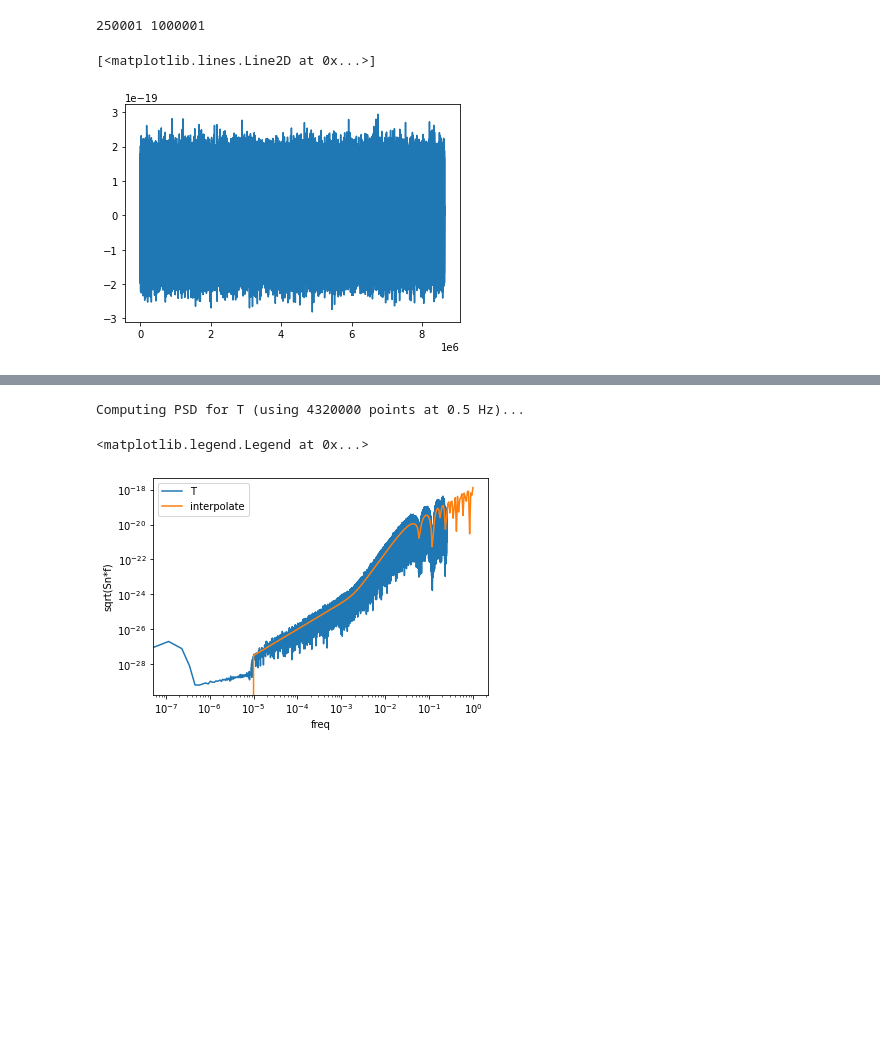
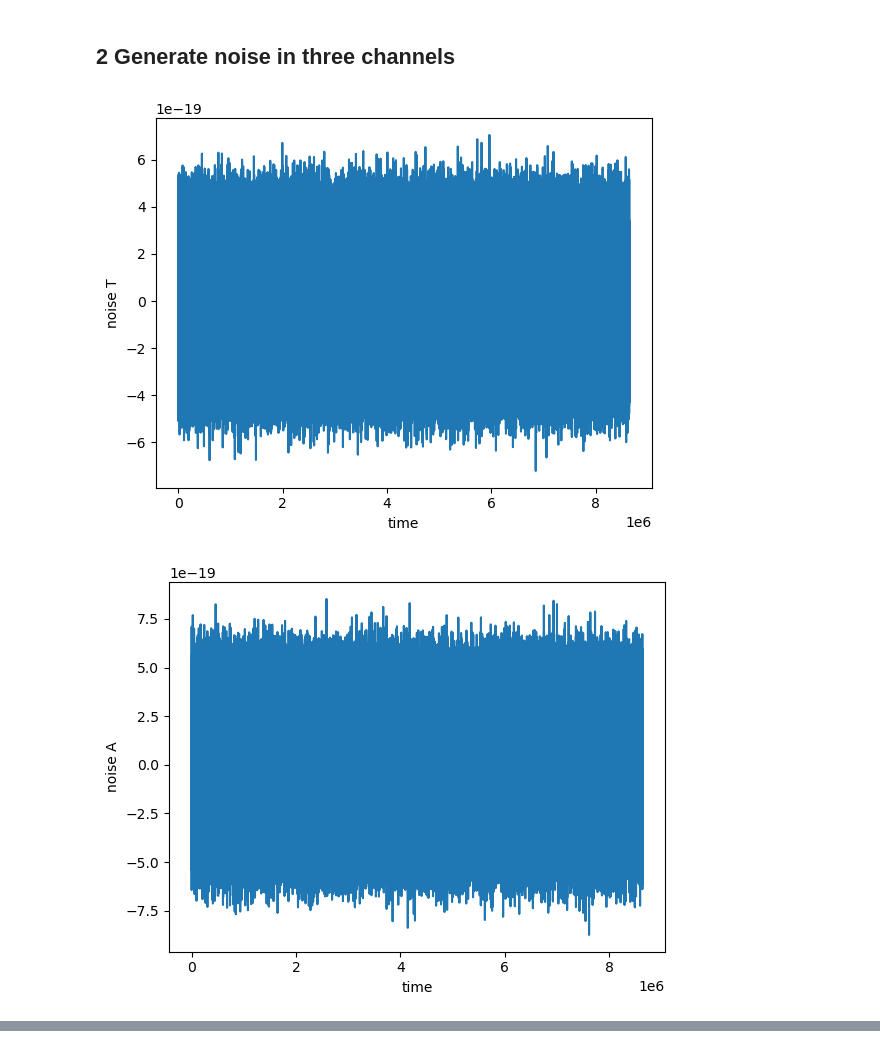
Before and after one commit to renjiewang888/LitePIG, a Jupyter notebook: noise/test_TDInoise.ipynb, the cells around one changed output, grey strips where cells are left out. Saved outputs shown, nothing was run; the diff lists cells and outputs as text; code cells hidden in the pictures; blank space fills up the shorter version.

```diff
--- a/noise/test_TDInoise.ipynb
+++ b/noise/test_TDInoise.ipynb
@@ -45,11 +190,27 @@ plt.legend()
+# %% [markdown]
+## 2 Generate noise in three channels
 # %%
-### Generate 1 year of noise
+### Generate 100days of noise
 Tobs=3600*24*100
-del_t= 2
+del_t= 1
 tsamples = int(Tobs / del_t)
 noiseT = noise.noise_from_psd(tsamples, del_t, psdT)
+noiseA = noise.noise_from_psd(tsamples, del_t, psdAE)
+noiseE = noise.noise_from_psd(tsamples, del_t, psdAE)
 plt.plot(noiseT.sample_times, noiseT)
+plt.xlabel('time')
+plt.ylabel('noise T')
+plt.show()
+
+plt.plot(noiseT.sample_times, noiseA)
+plt.xlabel('time')
+plt.ylabel('noise A')
+plt.show()
+
+plt.plot(noiseT.sample_times, noiseE)
+plt.xlabel('time')
+plt.ylabel('noise E')
+plt.show()
 # %% [output]
-250001 1000001
-[<matplotlib.lines.Line2D at 0x...>]
-[figure, old version]
+[figure, new version]
+[figure, added]
@@ -56,14 +217,0 @@ plt.plot(noiseT.sample_times, noiseT)
-# %%
-noise_T =Series(noiseT.sample_times,noiseT,'T')
-psdT_estimated= noise_T.compute(nperseg=None, overlap=0.5, window='nuttall')
-#psdt,f=plt.psd(ts,NFFT=2**14,Fs=1/5)
-plt.loglog(psdT_estimated.frequencies,np.sqrt(psdT_estimated.frequencies*psdT_estimated.psd),label=psdT_estimated.title)
-plt.loglog(psdT.sample_frequencies,np.sqrt(psdT*psdT.sample_frequencies),label='interpolate')
-#plt.loglog(f,np.sqrt(psdt*f),label='plt.psd')
-plt.ylabel('sqrt(Sn*f)')
-plt.xlabel('freq')
-plt.legend()
-# %% [output]
-Computing PSD for T (using 4320000 points at 0.5 Hz)...
-<matplotlib.legend.Legend at 0x...>
-[figure, removed]
```
Also changed, not shown: parts of 17 cells of this notebook, 1 other file.
